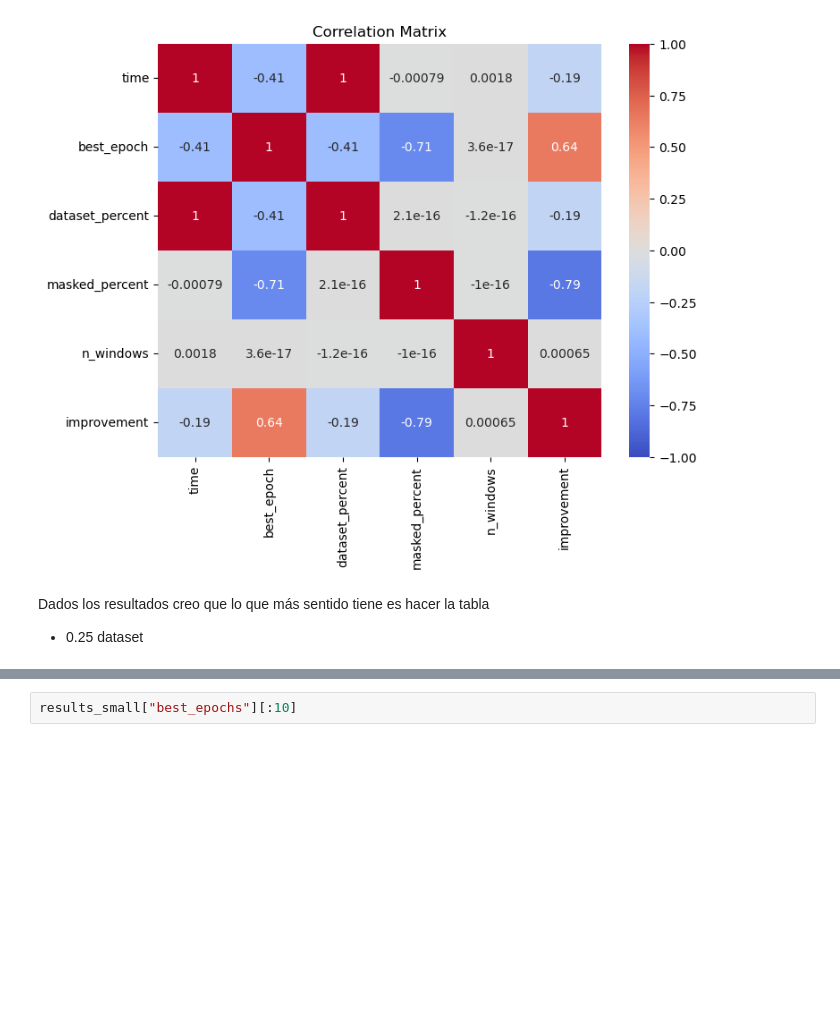
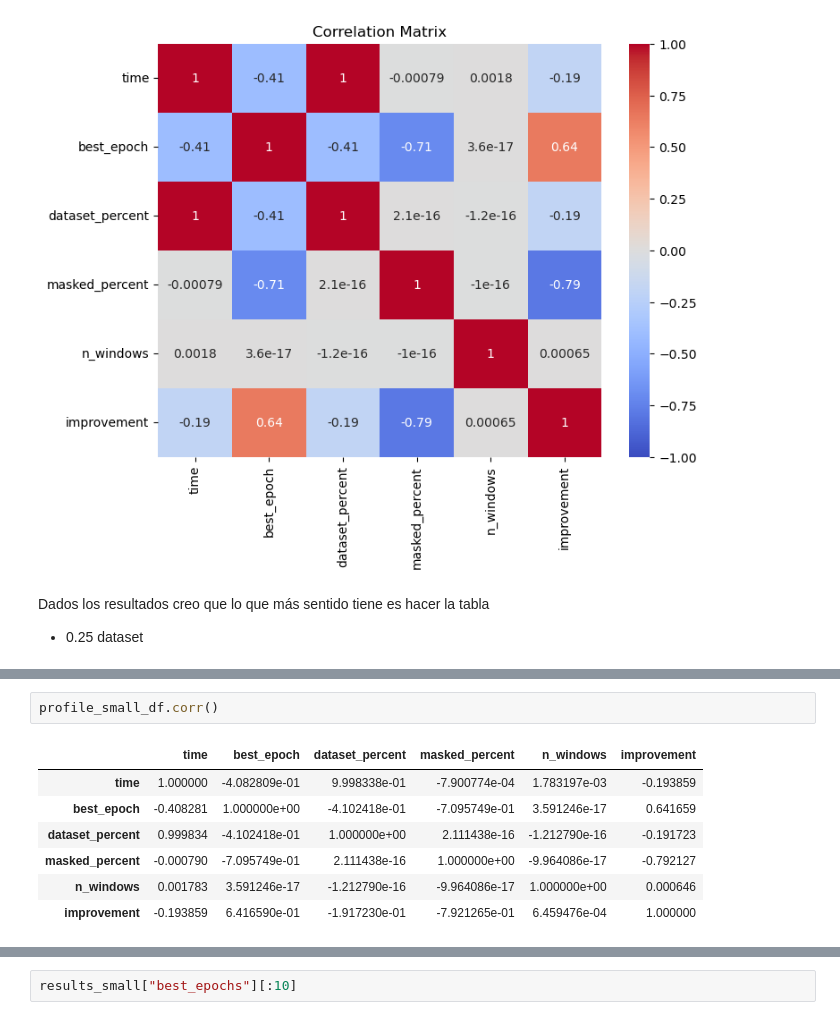
Before and after one commit to misantamaria/deepvats-foundation, a Jupyter notebook: nbs_pipeline/_process_results_.ipynb, the cells around one changed output, grey strips where cells are left out. Cells and saved outputs as stored; diff of their text form; blank space fills up the shorter version.

```diff
--- a/nbs_pipeline/_process_results_.ipynb
+++ b/nbs_pipeline/_process_results_.ipynb
@@ -349,0 +456,10 @@ Dados los resultados creo que lo que más sentido tiene es hacer la tabla
+# %%
+profile_small_df.corr()
+# %% [output]
+|  | time | best_epoch | dataset_percent | masked_percent | n_windows | improvement |
+| time | 1.000000 | -4.082809e-01 | 9.998338e-01 | -7.900774e-04 | 1.783197e-03 | -0.193859 |
+| best_epoch | -0.408281 | 1.000000e+00 | -4.102418e-01 | -7.095749e-01 | 3.591246e-17 | 0.641659 |
+| dataset_percent | 0.999834 | -4.102418e-01 | 1.000000e+00 | 2.111438e-16 | -1.212790e-16 | -0.191723 |
+| masked_percent | -0.000790 | -7.095749e-01 | 2.111438e-16 | 1.000000e+00 | -9.964086e-17 | -0.792127 |
+| n_windows | 0.001783 | 3.591246e-17 | -1.212790e-16 | -9.964086e-17 | 1.000000e+00 | 0.000646 |
+| improvement | -0.193859 | 6.416590e-01 | -1.917230e-01 | -7.921265e-01 | 6.459476e-04 | 1.000000 |
```
Also changed, not shown: parts of 7 cells of this notebook, 54 other files.
